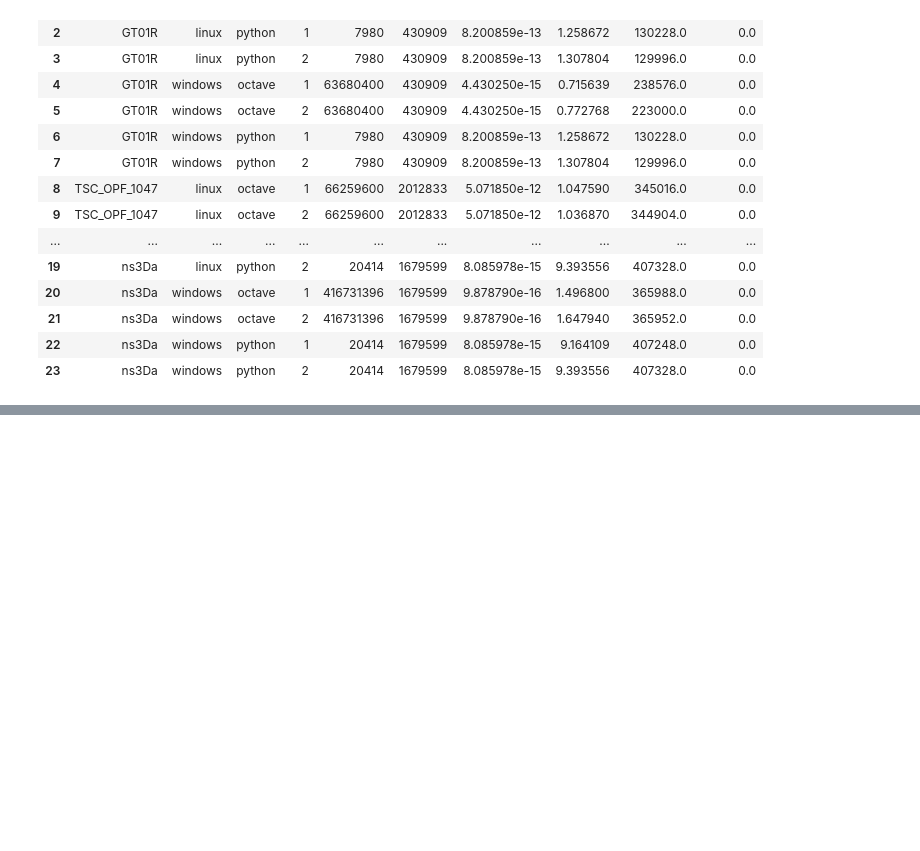
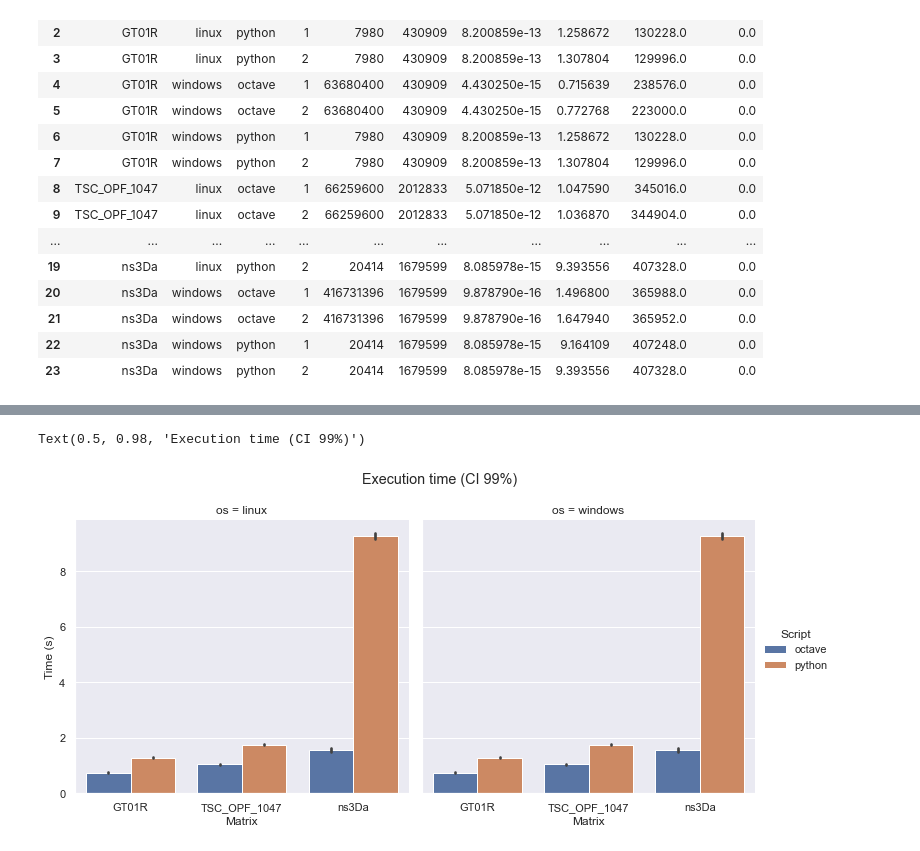
Before and after one commit to AuPath/Progetto-Calcolo-Scientifico, a Jupyter notebook: analysis.ipynb, the cells around one changed output, grey strips where cells are left out. Cells and saved outputs as stored; diff of their text form; code cells hidden in the pictures; blank space fills up the shorter version.

```diff
--- a/analysis.ipynb
+++ b/analysis.ipynb
@@ -73,0 +63,10 @@ Text(0.5, 1.0, 'Non zero elements')
+# %%
+# Time
+ax = sns.catplot(x="matrix", y="time", hue="script", col="os", kind='bar', data=df, ci=CI)
+ax.set_axis_labels('Matrix', "Time (s)")
+ax.legend.set_title("Script")
+ax.fig.subplots_adjust(top=0.85) # adjust the Figure in rp
+ax.fig.suptitle(f'Execution time (CI {CI}%)')
+# %% [output]
+Text(0.5, 0.98, 'Execution time (CI 99%)')
+[figure, added]
```
Also changed, not shown: parts of 8 cells of this notebook.
